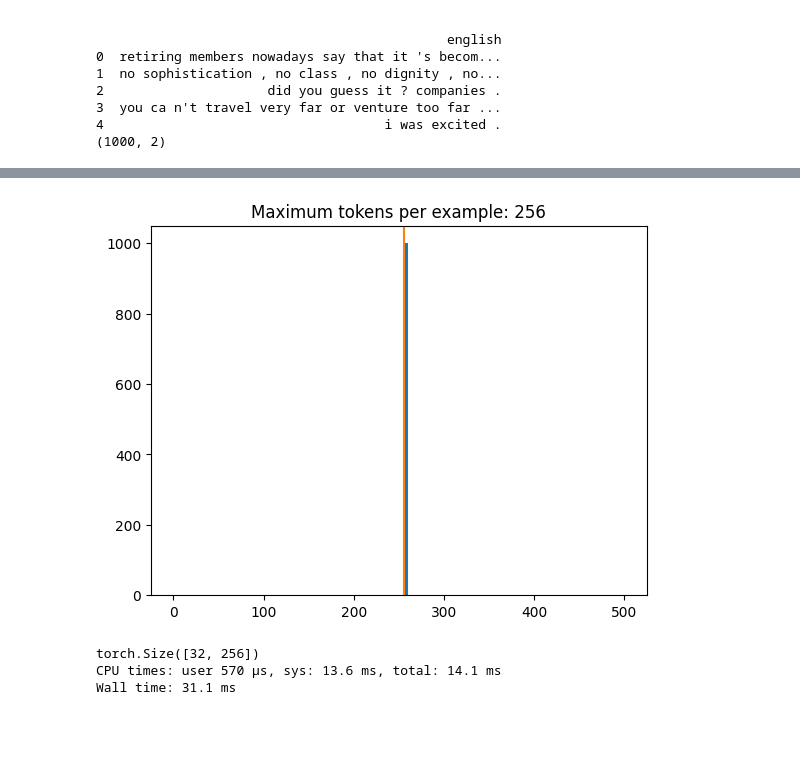
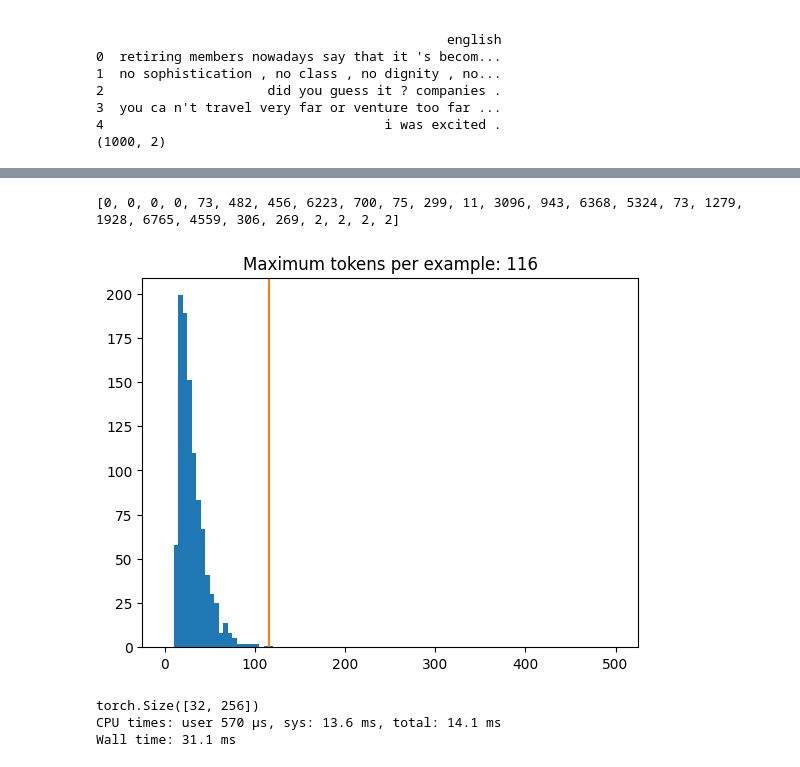
Before and after one commit to Tezzish/awsome-nlp, a Jupyter notebook: Model/training.ipynb, the cells around one changed output, grey strips where cells are left out. Cells and saved outputs as stored; diff of their text form; code cells hidden in the pictures; blank space fills up the shorter version.

Commit message:
using GPT2Tokenizer to create tokens for our data

```diff
--- a/Model/training.ipynb
+++ b/Model/training.ipynb
@@ -95,14 +93,19 @@ tokenizer.train_from_iterator(en_tr, vocab_size=52_000, min_frequency=2, special
     "<mask>",
 ], show_progress=True)
 
+#save model
+tokenizer.save_model("./tokenizer")
 
-# tokenizer._tokenizer.post_processor = BertProcessing(
-#     ("</s>", tokenizer.token_to_id("</s>")),
-#     ("<s>", tokenizer.token_to_id("<s>")),
-# )
+tokenizer = GPT2Tokenizer.from_pretrained("./tokenizer")
+tokenizer.add_special_tokens({
+    "eos_token": "</s>",
+    "bos_token": "<s>",
+    "unk_token": "<unk>",
+    "pad_token": "<pad>",
+    "mask_token": "<mask>"
+})
 
-print(tokenizer.encode("test if this is working").ids)
-print(tokenizer.encode("test if this is working").tokens)
+print(tokenizer.encode("test if this is working"))
 
 ######################################################################
 #TODO: ADD <NUM> TOKEN SO THAT THE MODEL CAN KEEP THE NUMBERS THE SAME
@@ -121,28 +123,31 @@ def tokenize_text(text):
 # Tokenize the dataset
 tr_tokens = df['turkish'].apply(lambda x: tokenize_text(x))
 en_tokens = df['english'].apply(lambda x: tokenize_text(x))
+print(tr_tokens[0])
 
-#convert to torch tensors
-tr_input_ids = tr_tokens.apply(lambda x: torch.tensor(x.ids))
-tr_attention_mask = tr_tokens.apply(lambda x: torch.tensor(x.attention_mask))
-en_input_ids = en_tokens.apply(lambda x: torch.tensor(x.ids))
-en_attention_mask = en_tokens.apply(lambda x: torch.tensor(x.attention_mask))
+# #convert to torch tensors
+# tr_input_ids = tr_tokens.apply(lambda x: torch.tensor(x.ids))
+# tr_attention_mask = tr_tokens.apply(lambda x: torch.tensor(x.attention_mask))
+# en_input_ids = en_tokens.apply(lambda x: torch.tensor(x.ids))
+# en_attention_mask = en_tokens.apply(lambda x: torch.tensor(x.attention_mask))
+# %% [output]
+[0, 0, 0, 0, 73, 482, 456, 6223, 700, 75, 299, 11, 3096, 943, 6368, 5324, 73, 1279, 1928, 6765, 4559, 306, 269, 2, 2, 2, 2]
 # %%
 lengths = []
 
 for sample in tr_tokens:
     try:
-        lengths.append(len(sample.tokens))
+        lengths.append(len(sample))
     except:
         print(sample)
         break
 plt.hist(lengths, np.linspace(0, 500, 101))
 plt.ylim(plt.ylim())
 max_length = max(lengths)
 plt.plot([max_length, max_length], plt.ylim())
 plt.title(f'Maximum tokens per example: {max_length}');
 # %% [output]
-[figure, old version]
+[figure, new version]
 # %%
 %%time
 # create a custom dataset from the 4 tensors
```
Also changed, not shown: parts of 2 cells of this notebook.
